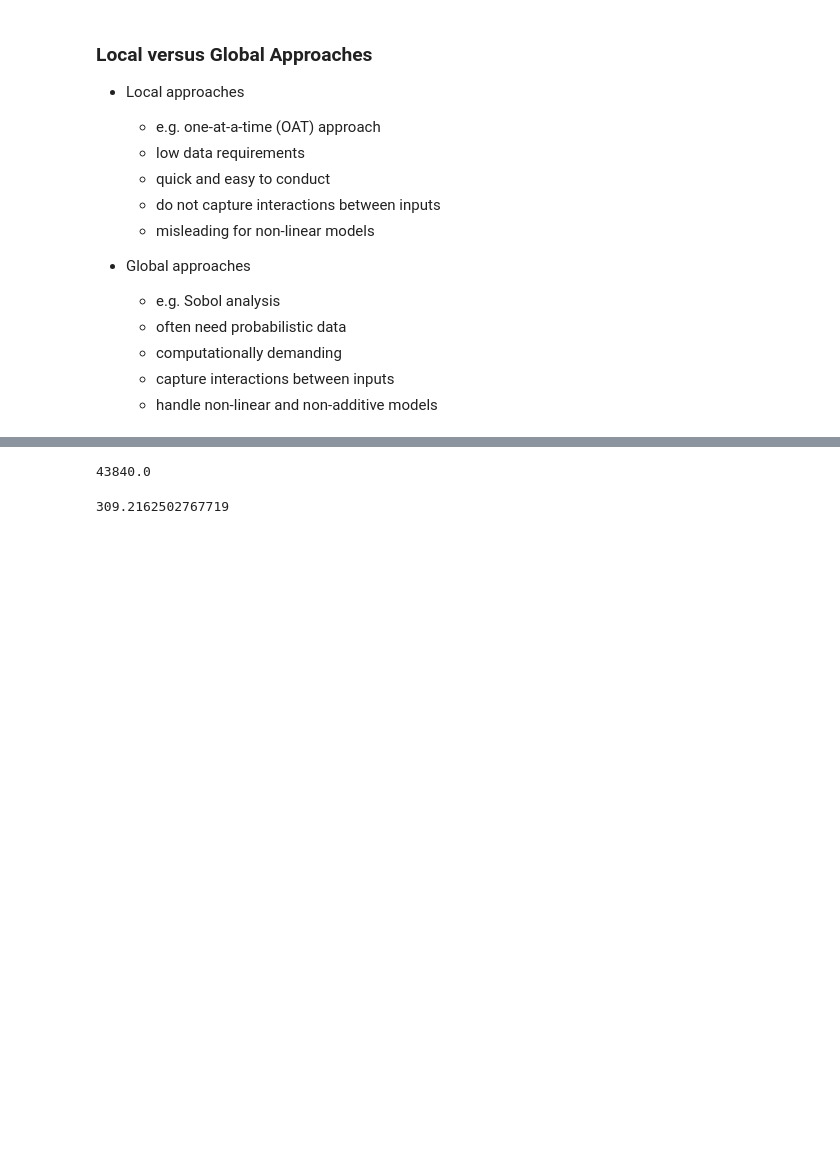
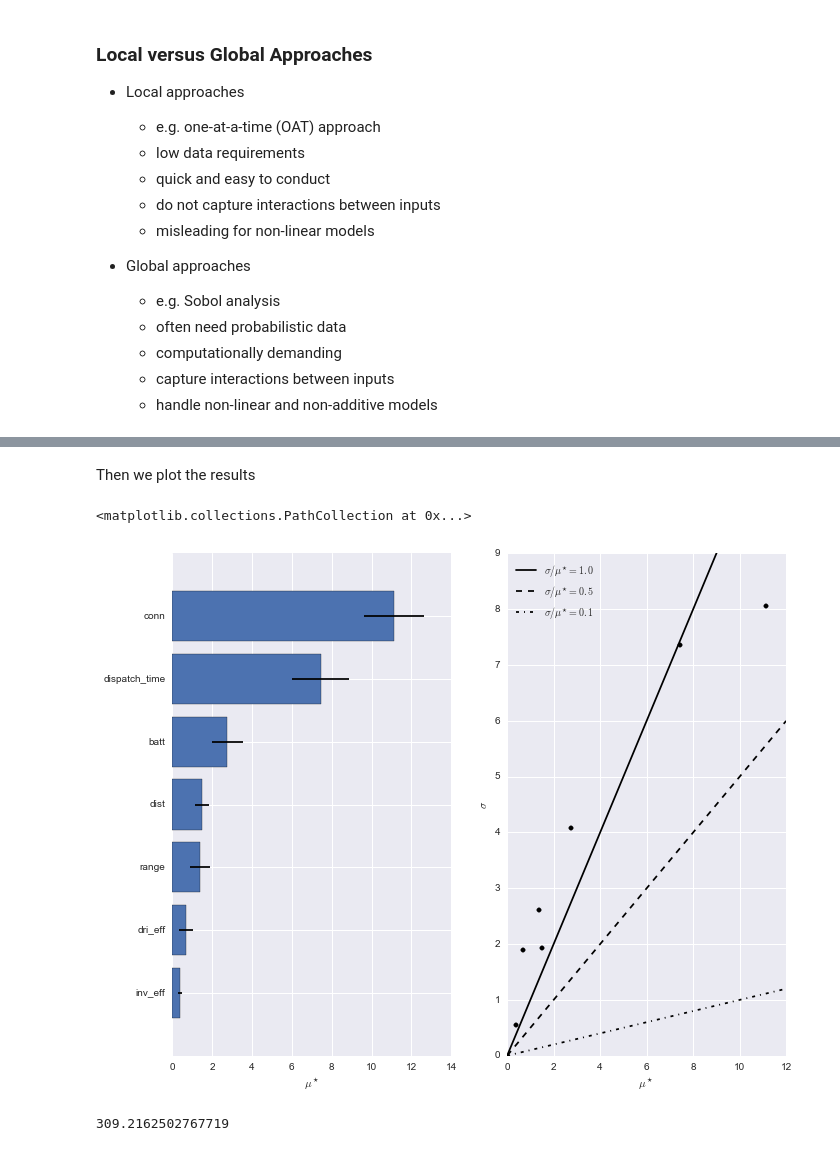
Before and after one commit to SALib/SATut, a Jupyter notebook: Using SA to Interrogate Models/Using Sensitivity Analysis.ipynb, the cells around one changed output, grey strips where cells are left out. Cells and saved outputs as stored; diff of their text form; code cells hidden in the pictures; blank space fills up the shorter version.

```diff
--- a/Using SA to Interrogate Models/Using Sensitivity Analysis.ipynb
+++ b/Using SA to Interrogate Models/Using Sensitivity Analysis.ipynb
@@ -258,0 +307,18 @@ p = mp.horizontal_bar_plot(ax2, Si)
+# %%
+problem = {
+    # There are six variables
+    'num_vars': 7,
+    # These are their names
+    'names': ['conn', 'batt', 'dist', 'range', 'dri_eff', 'inv_eff', 'dispatch_time'],
+    # These are their plausible ranges over which we'll move the variables
+    'bounds': [[2.3, 22], # connection_power (kW)
+               [50, 100], # battery size (kWh)
+               [0, 80], # distance driven (km)
+               [0, 80], # range buffer (km)
+               [4,5.5], # driving efficiency (kWh/km)
+               [0.87,0.97], # inverter efficienct (%)
+               [1, 8]
+              ],
+    # I don't want to group any of these variables together
+    'groups': None
+    }
@@ -258,0 +329,3 @@ p = mp.horizontal_bar_plot(ax2, Si)
+# %%
+number_of_trajectories = 100
+sample = ms.sample(problem, number_of_trajectories, num_levels=4, grid_jump=2)
@@ -258,0 +334,5 @@ p = mp.horizontal_bar_plot(ax2, Si)
+# %%
+# Run the sample through the monte carlo procedure of the power model
+output = monte_carlo_large(sample.T)
+# Store the results for plotting of the analysis
+Si = ma.analyze(problem, sample, output, print_to_console=True)
@@ -259,3 +348,12 @@ p = mp.horizontal_bar_plot(ax2, Si)
+# %% [markdown]
+Then we plot the results
+# %%
+fig, (ax1, ax2) = plt.subplots(1,2)
+mp.horizontal_bar_plot(ax1, Si)
+mp.covariance_plot(ax2, Si, {})
+# %% [output]
+<matplotlib.collections.PathCollection at 0x...>
+[figure, added]
 # %%
 def battery_lifetime(lifetime_cycles,
                      total_energy_stored,
@@ -281,7 +377,3 @@ rav4e = battery_lifetime(2000, 27.4, 0.8)
-# %%
-rav4e
-# %% [output]
-43840.0
 # %%
 def annualized_capital_cost(cost, discount_rate, lifetime):
     '''
```
Also changed, not shown: parts of 43 cells of this notebook.
